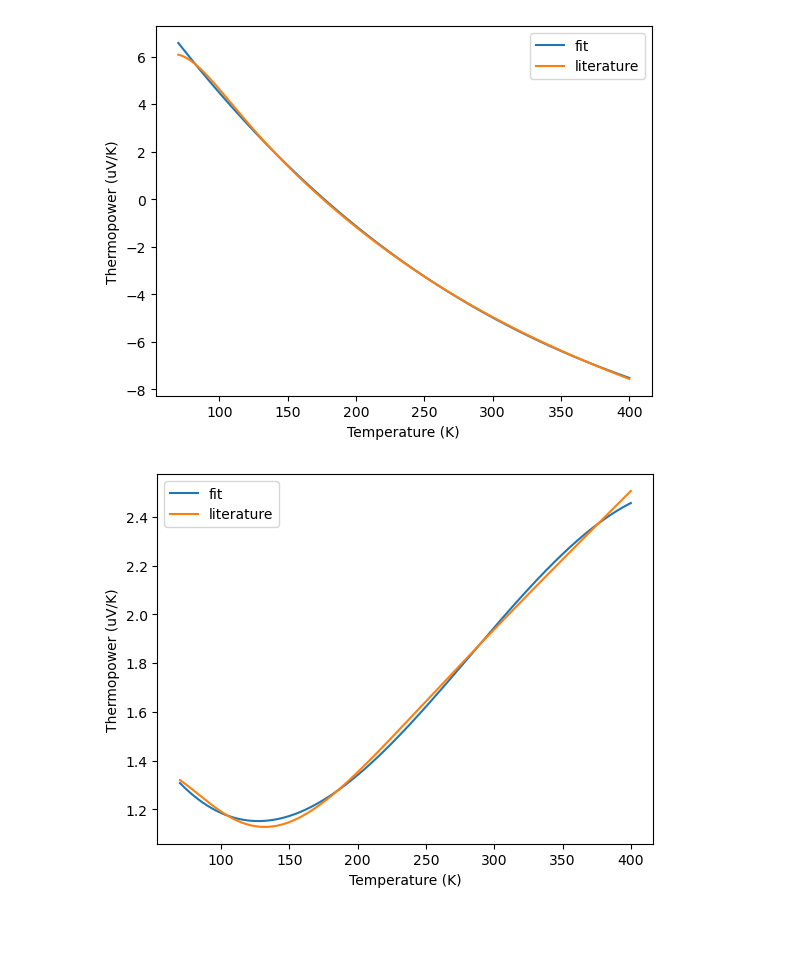
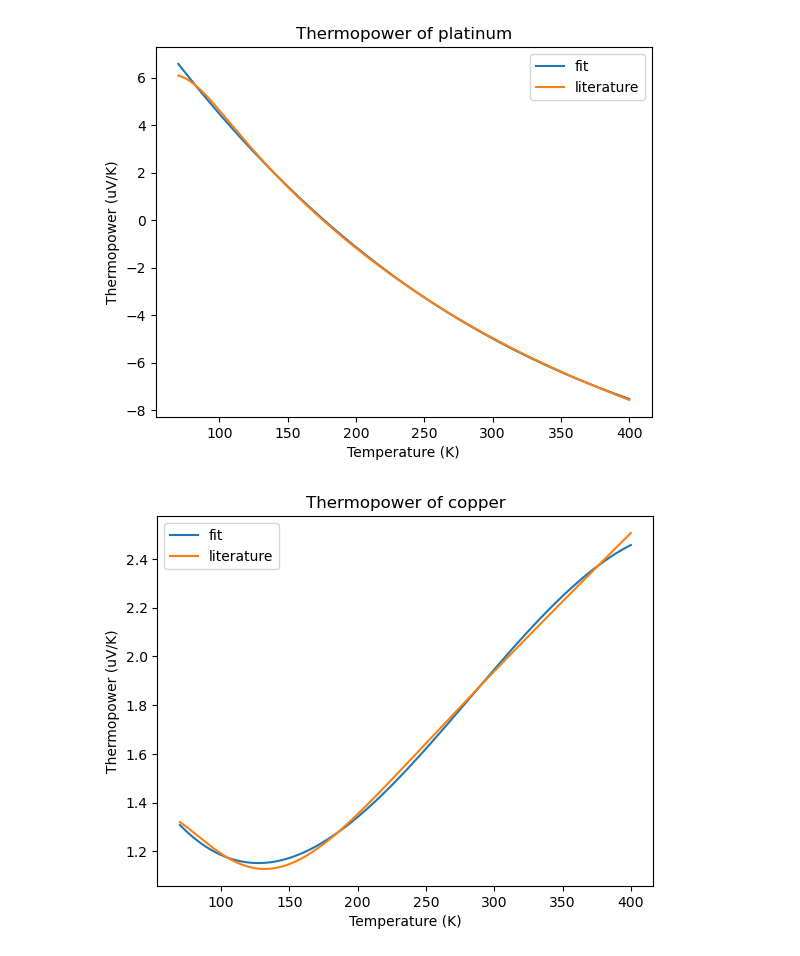
Before and after one commit to mreihs/pplus_seebeck, a Jupyter notebook: second_attempt/analysis.ipynb, the cells around one changed output. Cells and saved outputs as stored; diff of their text form; code cells hidden in the pictures; blank space fills up the shorter version.

```diff
--- a/second_attempt/analysis.ipynb
+++ b/second_attempt/analysis.ipynb
@@ -9,25 +9,26 @@ import os
 # %%
 # literature values
 # thermopower of platinum
 
 # plot the literature values
 plt.figure()
 T = np.linspace(70, 400, 1000)
 S_Pt = 0.186 * T * (np.exp(-(T/88)) - 0.0786 + (0.43 / (1 + (T / 84.3) ** 4))) - 2.57
 
 # fit S_Pt using a third order polynomial
 # fit the data
 p = np.polyfit(T, S_Pt, 3)
 S_Pt_fit = np.polyval(p, T)
 
 plt.plot(T, S_Pt_fit, label='fit')
 plt.plot(T, S_Pt, label='literature')
 plt.xlabel('Temperature (K)')
 plt.ylabel('Thermopower (uV/K)')
+plt.title('Thermopower of platinum')
 plt.legend()
 plt.show()
 # %% [output]
-[figure, old version]
+[figure, new version]
 # %%
 # literature values
 # thermopower of copper
@@ -39,14 +40,15 @@ S_Cu = 0.041 * T * (np.exp(-T/93) + 0.123 - (0.442)/(1 + (T / 172.4)**3)) + 0.80
 
 # fit S_Cu using a third order polynomial
 # fit the data
-p = np.polyfit(T, S_Cu, 3)
-S_Cu_fit = np.polyval(p, T)
+S_Cu_poly = np.polyfit(T, S_Cu, 3)
+S_Cu_fit = np.polyval(S_Cu_poly, T)
 
 plt.plot(T, S_Cu_fit, label='fit')
 plt.plot(T, S_Cu, label='literature')
 plt.xlabel('Temperature (K)')
 plt.ylabel('Thermopower (uV/K)')
+plt.title('Thermopower of copper')
 plt.legend()
 plt.show()
 # %% [output]
-[figure, old version]
+[figure, new version]
```
Also changed, not shown: parts of 24 cells of this notebook, 6 other files.
